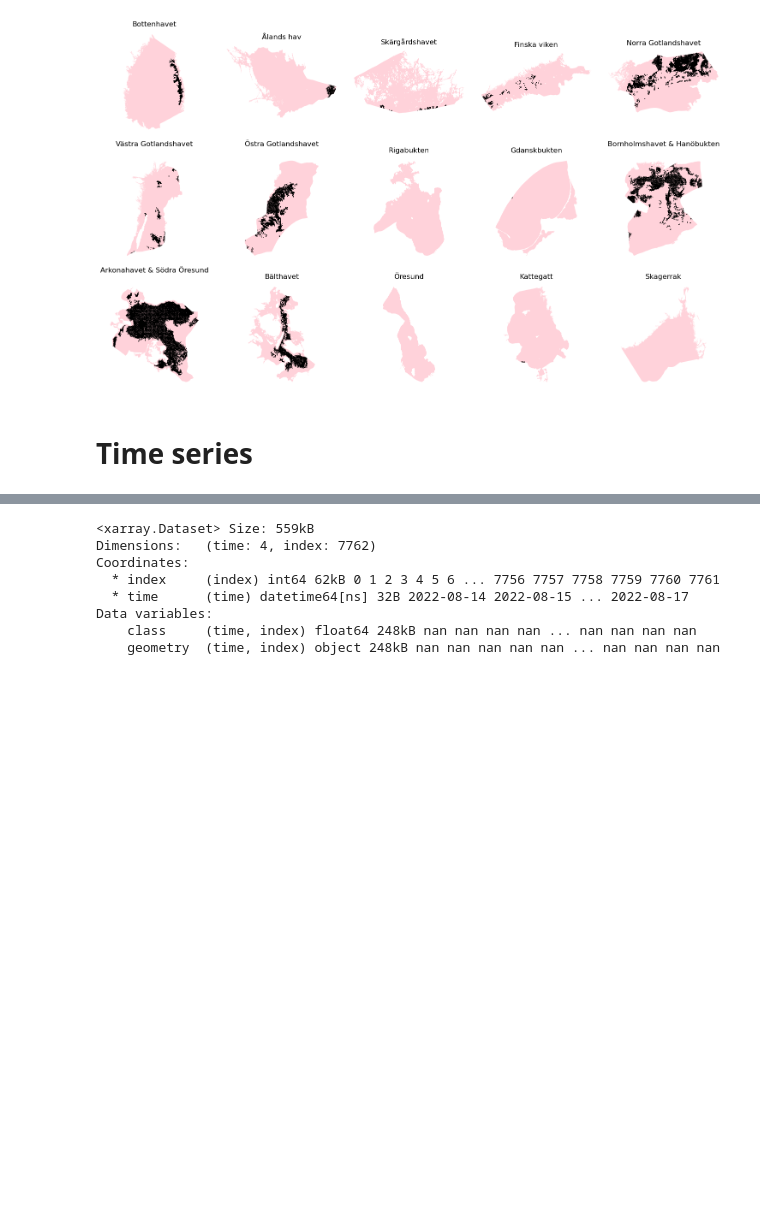
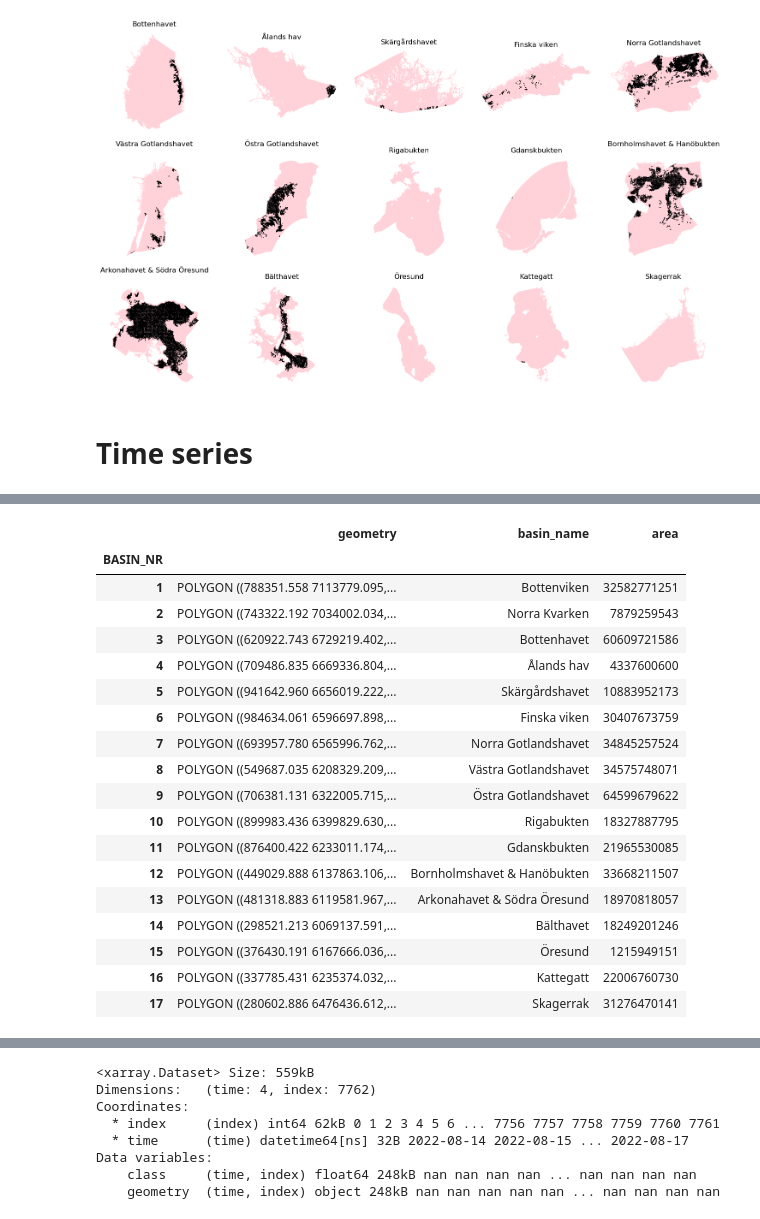
Before and after one commit to ChristofferOlssonSMHI/Satvis, a Jupyter notebook: src/satvistest/xarrayTest.ipynb, the cells around one changed output, grey strips where cells are left out. Saved outputs shown, nothing was run; the diff lists cells and outputs as text; code cells hidden in the pictures; blank space fills up the shorter version.

```diff
--- a/src/satvistest/xarrayTest.ipynb
+++ b/src/satvistest/xarrayTest.ipynb
@@ -101,17 +109,17 @@ gdf = gpd.read_file(shp_file)
 blooms = gdf[gdf['class'].isin([2, 3])]
 # %%
 for n in selected_basins:
-    basin_nr = areas['BASIN_NR'].isin([n])
-    basin_bloom_overlap = gpd.overlay(blooms, areas[basin_nr], how='intersection')
+    basin_nr = basin_data['BASIN_NR'].isin([n])
+    basin_bloom_overlap = gpd.overlay(blooms, basin_data[basin_nr], how='intersection')
     bloom_area_sum = basin_bloom_overlap.area.sum()
-    areas.loc[basin_nr, 'bloom_area'] = bloom_area_sum
-areas
+    basin_data.loc[basin_nr, 'bloom_area'] = bloom_area_sum
+basin_data
 # %%
 basin_data = []
 current_basin = []
 
-for n in selected_basins:
-    basin_nr = areas['BASIN_NR'].isin([n])
-    basin_bloom_overlap = gpd.overlay(blooms, areas[basin_nr], how='intersection')
+for n in basin_data['BASIN_NR']:
+    basin_nr = basin_data['BASIN_NR'].isin([n])
+    basin_bloom_overlap = gpd.overlay(blooms, basin_data[basin_nr], how='intersection')
     basin_data.append(basin_bloom_overlap)
-    current_basin.append(areas[basin_nr])
+    current_basin.append(basin_data[basin_nr])
@@ -178,0 +178,24 @@ Data variables:
+# %%
+basin_gdf = basin_data.set_index('BASIN_NR')
+# %%
+basin_gdf
+# %% [output]
+|  | geometry | basin_name | area |
+| BASIN_NR |  |  |  |
+| 1 | POLYGON ((788351.558 7113779.095,... | Bottenviken | 32582771251 |
+| 2 | POLYGON ((743322.192 7034002.034,... | Norra Kvarken | 7879259543 |
+| 3 | POLYGON ((620922.743 6729219.402,... | Bottenhavet | 60609721586 |
+| 4 | POLYGON ((709486.835 6669336.804,... | Ålands hav | 4337600600 |
+| 5 | POLYGON ((941642.960 6656019.222,... | Skärgårdshavet | 10883952173 |
+| 6 | POLYGON ((984634.061 6596697.898,... | Finska viken | 30407673759 |
+| 7 | POLYGON ((693957.780 6565996.762,... | Norra Gotlandshavet | 34845257524 |
+| 8 | POLYGON ((549687.035 6208329.209,... | Västra Gotlandshavet | 34575748071 |
+| 9 | POLYGON ((706381.131 6322005.715,... | Östra Gotlandshavet | 64599679622 |
+| 10 | POLYGON ((899983.436 6399829.630,... | Rigabukten | 18327887795 |
+| 11 | POLYGON ((876400.422 6233011.174,... | Gdanskbukten | 21965530085 |
+| 12 | POLYGON ((449029.888 6137863.106,... | Bornholmshavet & Hanöbukten | 33668211507 |
+| 13 | POLYGON ((481318.883 6119581.967,... | Arkonahavet & Södra Öresund | 18970818057 |
+| 14 | POLYGON ((298521.213 6069137.591,... | Bälthavet | 18249201246 |
+| 15 | POLYGON ((376430.191 6167666.036,... | Öresund | 1215949151 |
+| 16 | POLYGON ((337785.431 6235374.032,... | Kattegatt | 22006760730 |
+| 17 | POLYGON ((280602.886 6476436.612,... | Skagerrak | 31276470141 |
```
Also changed, not shown: parts of 25 cells of this notebook.
